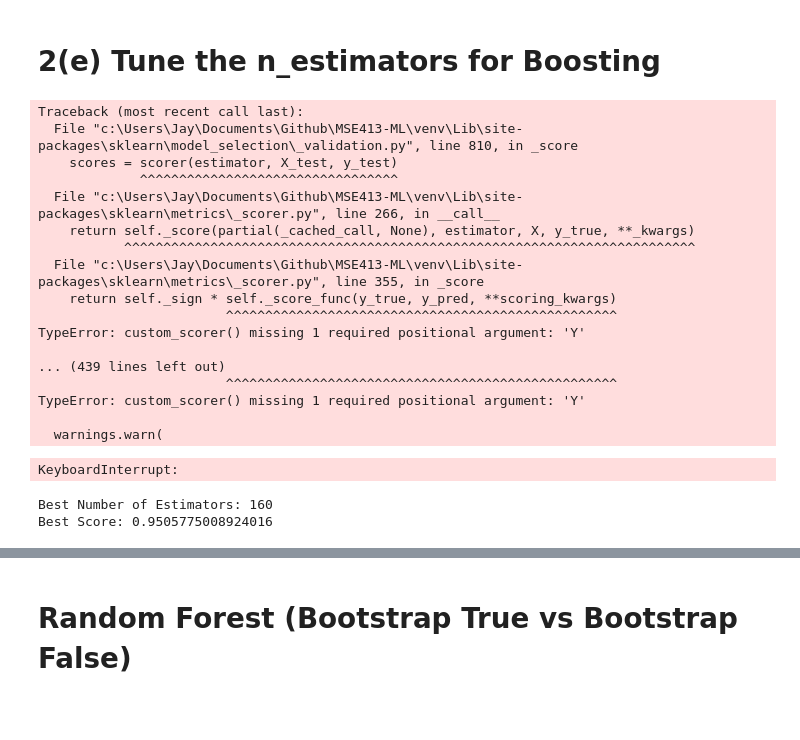
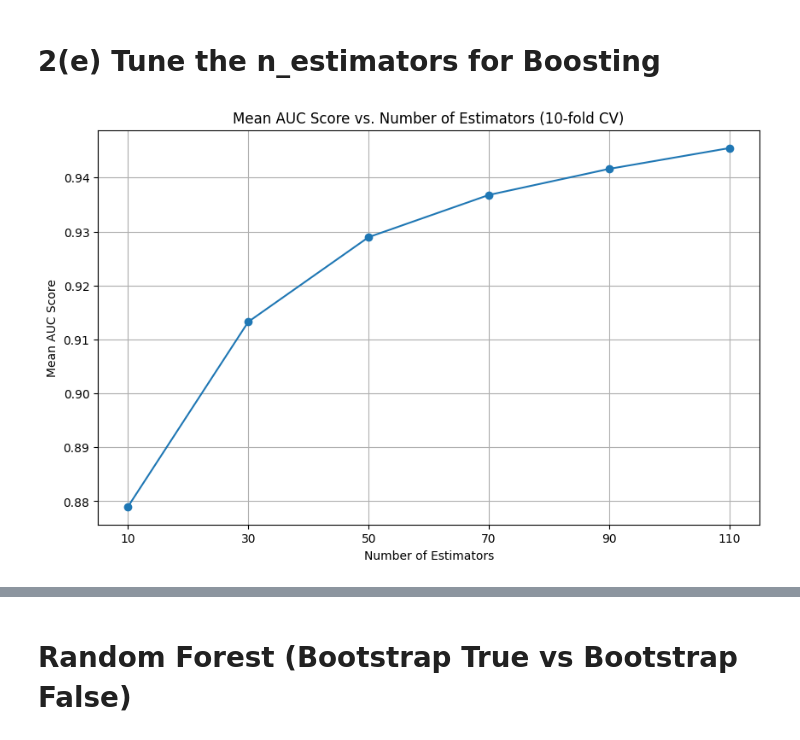
Before and after one commit to JaySachar/MSE413-ML, a Jupyter notebook: Project/main.ipynb, the cells around one changed output, grey strips where cells are left out. Cells and saved outputs as stored; diff of their text form; code cells hidden in the pictures; blank space fills up the shorter version.

```diff
--- a/Project/main.ipynb
+++ b/Project/main.ipynb
@@ -512,65 +546,10 @@ Specficity: 0.7721620931465949
 [figure]
 # %% [markdown]
 # 2(e) Tune the n_estimators for Boosting
-# %%
-grad_boost_dt = GradientBoostingClassifier()
-param_grid = {'n_estimators': [10, 30, 50, 70, 90, 110]}
-
-# Create GridSearchCV
-grid_search_grad_boost_dt = GridSearchCV(grad_boost_dt, param_grid, scoring=make_scorer(custom_scorer, greater_is_better=True), cv=10)
-
-# Fit the GridSearchCV object to the training data
-grid_search_grad_boost_dt.fit(X_train, Y_train)
-
-# Get the best estimator and its corresponding parameter
-best_grad_boost_classifier = grid_search_grad_boost_dt.best_estimator_
-best_n_estimators = grid_search_grad_boost_dt.best_params_['n_estimators']
-
-# Print the best parameters and corresponding score
-print("Best Number of Estimators:", best_n_estimators)
-print("Best Score:", grid_search_grad_boost_dt.best_score_)
-# %% [output]
-Traceback (most recent call last):
-  File "c:\Users\Jay\Documents\Github\MSE413-ML\venv\Lib\site-packages\sklearn\model_selection\_validation.py", line 810, in _score
-    scores = scorer(estimator, X_test, y_test)
-             ^^^^^^^^^^^^^^^^^^^^^^^^^^^^^^^^^
-  File "c:\Users\Jay\Documents\Github\MSE413-ML\venv\Lib\site-packages\sklearn\metrics\_scorer.py", line 266, in __call__
-    return self._score(partial(_cached_call, None), estimator, X, y_true, **_kwargs)
-           ^^^^^^^^^^^^^^^^^^^^^^^^^^^^^^^^^^^^^^^^^^^^^^^^^^^^^^^^^^^^^^^^^^^^^^^^^
-  File "c:\Users\Jay\Documents\Github\MSE413-ML\venv\Lib\site-packages\sklearn\metrics\_scorer.py", line 355, in _score
-    return self._sign * self._score_func(y_true, y_pred, **scoring_kwargs)
-                        ^^^^^^^^^^^^^^^^^^^^^^^^^^^^^^^^^^^^^^^^^^^^^^^^^^
-TypeError: custom_scorer() missing 1 required positional argument: 'Y'
-
-... (439 lines left out)
-                        ^^^^^^^^^^^^^^^^^^^^^^^^^^^^^^^^^^^^^^^^^^^^^^^^^^
-TypeError: custom_scorer() missing 1 required positional argument: 'Y'
-
-  warnings.warn(
-KeyboardInterrupt:
-# %%
-base_classifier_dt = DecisionTreeClassifier(max_depth=1)
-
-ada_boost_classifier = AdaBoostClassifier(base_estimator=base_classifier_dt, n_estimators=50)
-param_grid = {'n_estimators': [10, 30, 50, 70, 90, 110]}
-
-# Create GridSearchCV
-grid_search_ada_boost_dt = GridSearchCV(ada_boost_classifier, param_grid, scoring='roc_auc', cv=10)
-
-grid_search_ada_boost_dt.fit(X_train, Y_train)
-
-# Fit the AdaBoost classifier to the training data
-ada_boost_classifier.fit(X_train, Y_train)
-
-# Evaluate the AdaBoost classifier
-
-# Get the best estimator and its corresponding parameter
-best_ada_boost_classifier = grid_search_ada_boost_dt.best_estimator_
-best_n_estimators = grid_search_ada_boost_dt.best_params_['n_estimators']
-
-# Print the best parameters and corresponding score
-print("Best Number of Estimators:", best_n_estimators)
-print("Best Score:", grid_search_grad_boost_dt.best_score_)
-# %% [output]
-Best Number of Estimators: 160
-Best Score: 0.9505775008924016
+# %%
+grad_boost_dt = GradientBoostingClassifier()
+param_grid = {'n_estimators': [10, 30, 50, 70, 90, 110]}
+
+plot_auc_vs_estimators(X_train, Y_train, param_grid, GradientBoostingClassifier)
+# %% [output]
+[figure, added]
```
Also changed, not shown: parts of 17 cells of this notebook.
